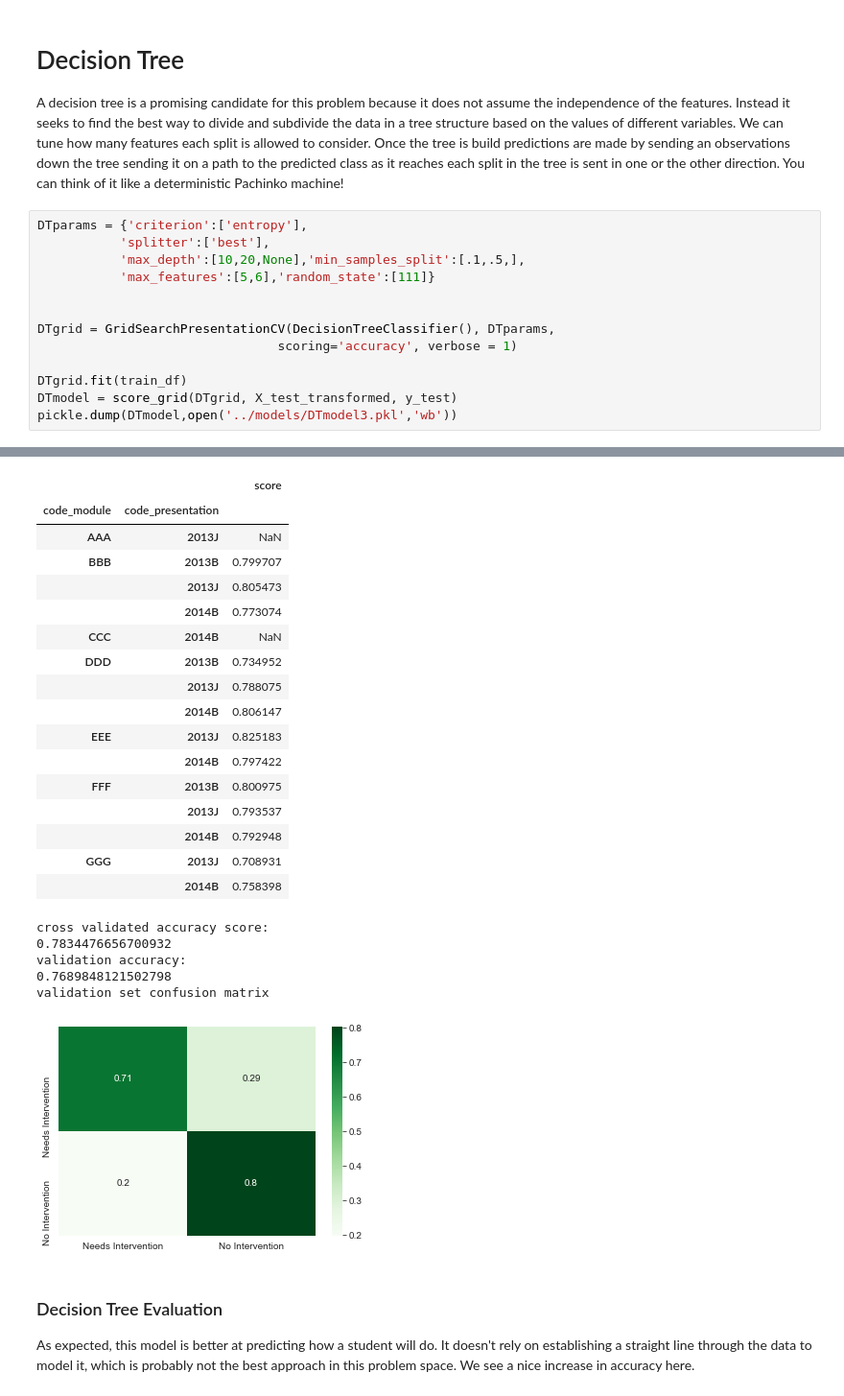
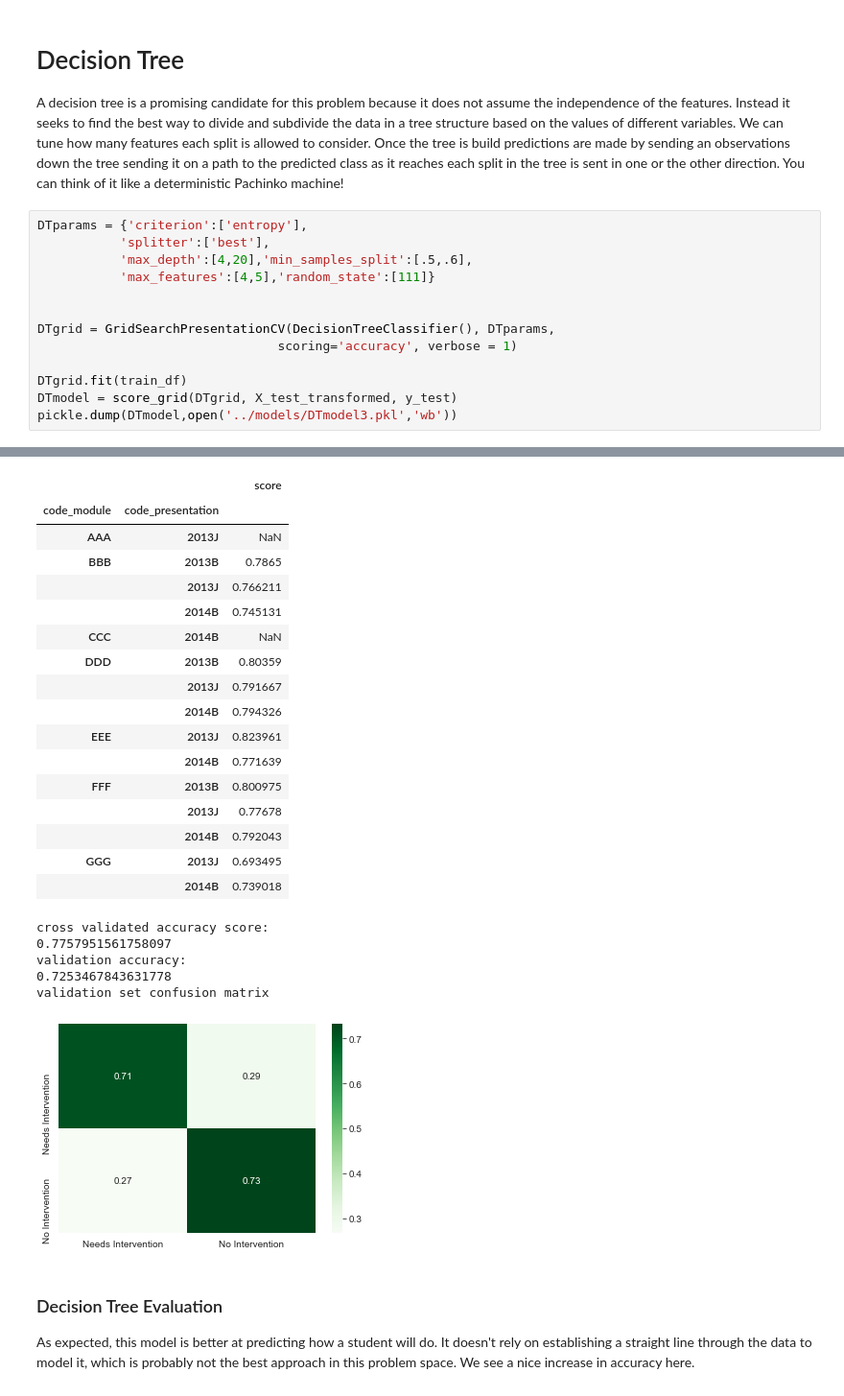
Before and after one commit to Caellwyn/ou_student_predictions, a Jupyter notebook: notebooks/shallow_model_predict_future.ipynb, the cells around one changed output, grey strips where cells are left out. Shown at 96% size. Saved outputs shown, nothing was run; the diff lists cells and outputs as text.

```diff
--- a/notebooks/shallow_model_predict_future.ipynb
+++ b/notebooks/shallow_model_predict_future.ipynb
@@ -168,8 +183,8 @@ A decision tree is a promising candidate for this problem because it does not as
 # %%
 DTparams = {'criterion':['entropy'],
            'splitter':['best'],
-           'max_depth':[10,20,None],'min_samples_split':[.1,.5,],
-           'max_features':[5,6],'random_state':[111]}
+           'max_depth':[4,20],'min_samples_split':[.5,.6],
+           'max_features':[4,5],'random_state':[111]}
 
 
 DTgrid = GridSearchPresentationCV(DecisionTreeClassifier(), DTparams,
@@ -198,27 +213,27 @@ DecisionTreeClassifier(criterion='entropy', max_features=6,
 best cv
 |  |  | score |
 | code_module | code_presentation |  |
 | AAA | 2013J | NaN |
-| BBB | 2013B | 0.799707 |
-|  | 2013J | 0.805473 |
-|  | 2014B | 0.773074 |
+| BBB | 2013B | 0.7865 |
+|  | 2013J | 0.766211 |
+|  | 2014B | 0.745131 |
 | CCC | 2014B | NaN |
-| DDD | 2013B | 0.734952 |
-|  | 2013J | 0.788075 |
-|  | 2014B | 0.806147 |
-| EEE | 2013J | 0.825183 |
-|  | 2014B | 0.797422 |
+| DDD | 2013B | 0.80359 |
+|  | 2013J | 0.791667 |
+|  | 2014B | 0.794326 |
+| EEE | 2013J | 0.823961 |
+|  | 2014B | 0.771639 |
 | FFF | 2013B | 0.800975 |
-|  | 2013J | 0.793537 |
-|  | 2014B | 0.792948 |
-| GGG | 2013J | 0.708931 |
-|  | 2014B | 0.758398 |
+|  | 2013J | 0.77678 |
+|  | 2014B | 0.792043 |
+| GGG | 2013J | 0.693495 |
+|  | 2014B | 0.739018 |
 cross validated accuracy score:
-0.7834476656700932
+0.7757951561758097
 validation accuracy:
-0.7689848121502798
+0.7253467843631778
 validation set confusion matrix
-[figure, old version]
+[figure, new version]
 # %% [markdown]
 ### Decision Tree Evaluation
 As expected, this model is better at predicting how a student will do.  It doesn't rely on establishing a straight line through the data to model it, which is probably not the best approach in this problem space.  We see a nice increase in accuracy here.
```
Also changed, not shown: parts of 22 cells of this notebook, 20 other files.
